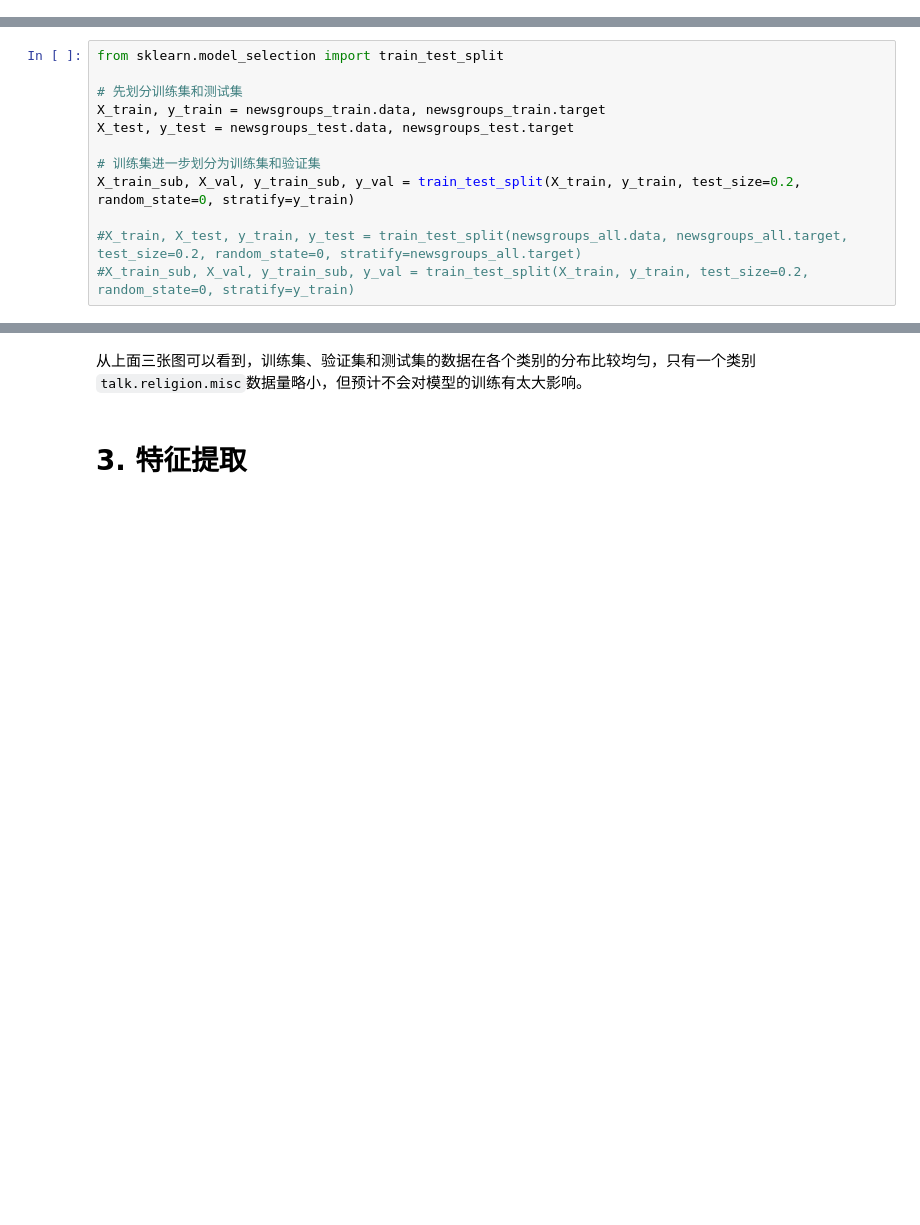
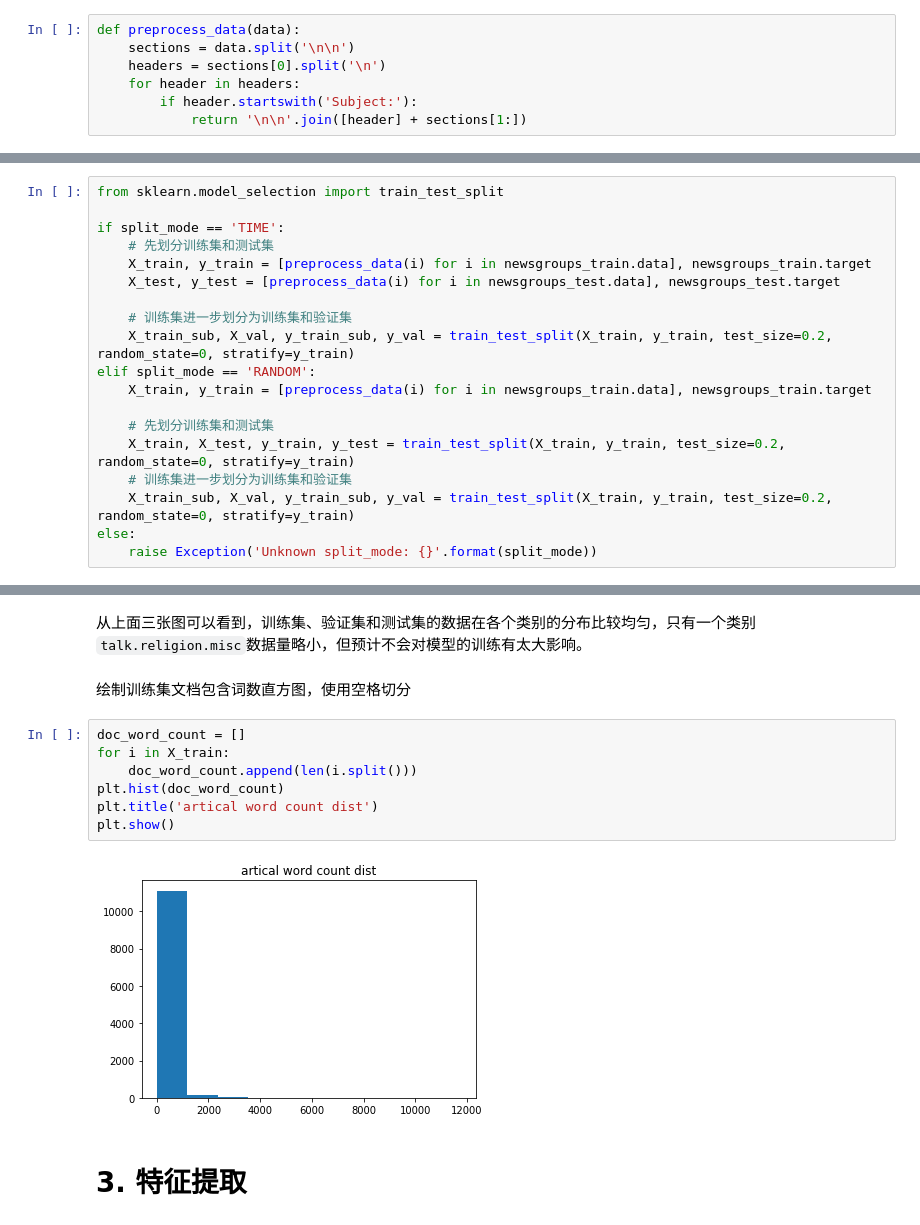
Before and after one commit to DanielHHP/mlnd_capstone, a Jupyter notebook: document_classification.ipynb, the cells around one changed output, grey strips where cells are left out. Cells and saved outputs as stored; diff of their text form; blank space fills up the shorter version.

```diff
--- a/document_classification.ipynb
+++ b/document_classification.ipynb
@@ -39,5 +41,12 @@ pprint(newsgroups_train.target_names)
  'talk.politics.mideast',
  'talk.politics.misc',
  'talk.religion.misc']
+# %%
+def preprocess_data(data):
+    sections = data.split('\n\n')
+    headers = sections[0].split('\n')
+    for header in headers:
+        if header.startswith('Subject:'):
+            return '\n\n'.join([header] + sections[1:])
 # %%
 # 检查数据内容
@@ -63,15 +72,22 @@ have on this funky looking car, please e-mail.
 # %%
 from sklearn.model_selection import train_test_split
 
-# 先划分训练集和测试集
-X_train, y_train = newsgroups_train.data, newsgroups_train.target
-X_test, y_test = newsgroups_test.data, newsgroups_test.target
+if split_mode == 'TIME':
+    # 先划分训练集和测试集
+    X_train, y_train = [preprocess_data(i) for i in newsgroups_train.data], newsgroups_train.target
+    X_test, y_test = [preprocess_data(i) for i in newsgroups_test.data], newsgroups_test.target
 
-# 训练集进一步划分为训练集和验证集
-X_train_sub, X_val, y_train_sub, y_val = train_test_split(X_train, y_train, test_size=0.2, random_state=0, stratify=y_train)
+    # 训练集进一步划分为训练集和验证集
+    X_train_sub, X_val, y_train_sub, y_val = train_test_split(X_train, y_train, test_size=0.2, random_state=0, stratify=y_train)
+elif split_mode == 'RANDOM':
+    X_train, y_train = [preprocess_data(i) for i in newsgroups_train.data], newsgroups_train.target
 
-#X_train, X_test, y_train, y_test = train_test_split(newsgroups_all.data, newsgroups_all.target, test_size=0.2, random_state=0, stratify=newsgroups_all.target)
-#X_train_sub, X_val, y_train_sub, y_val = train_test_split(X_train, y_train, test_size=0.2, random_state=0, stratify=y_train)
+    # 先划分训练集和测试集
+    X_train, X_test, y_train, y_test = train_test_split(X_train, y_train, test_size=0.2, random_state=0, stratify=y_train)
+    # 训练集进一步划分为训练集和验证集
+    X_train_sub, X_val, y_train_sub, y_val = train_test_split(X_train, y_train, test_size=0.2, random_state=0, stratify=y_train)
+else:
+    raise Exception('Unknown split_mode: {}'.format(split_mode))
 # %%
 print('train size: {}'.format(len(X_train)))
 print('train sub size: {}'.format(len(X_train_sub)))
@@ -114,6 +143,17 @@ label_distributation(pd.DataFrame(data={'catid': y_test}), 'test set label distr
 [figure]
 # %% [markdown]
 从上面三张图可以看到，训练集、验证集和测试集的数据在各个类别的分布比较均匀，只有一个类别`talk.religion.misc`数据量略小，但预计不会对模型的训练有太大影响。
+# %% [markdown]
+绘制训练集文档包含词数直方图，使用空格切分
+# %%
+doc_word_count = []
+for i in X_train:
+    doc_word_count.append(len(i.split()))
+plt.hist(doc_word_count)
+plt.title('artical word count dist')
+plt.show()
+# %% [output]
+[figure, added]
 # %% [markdown]
 # 3. 特征提取
 # %% [markdown]
```
Also changed, not shown: parts of 28 cells of this notebook, 6 other files.
